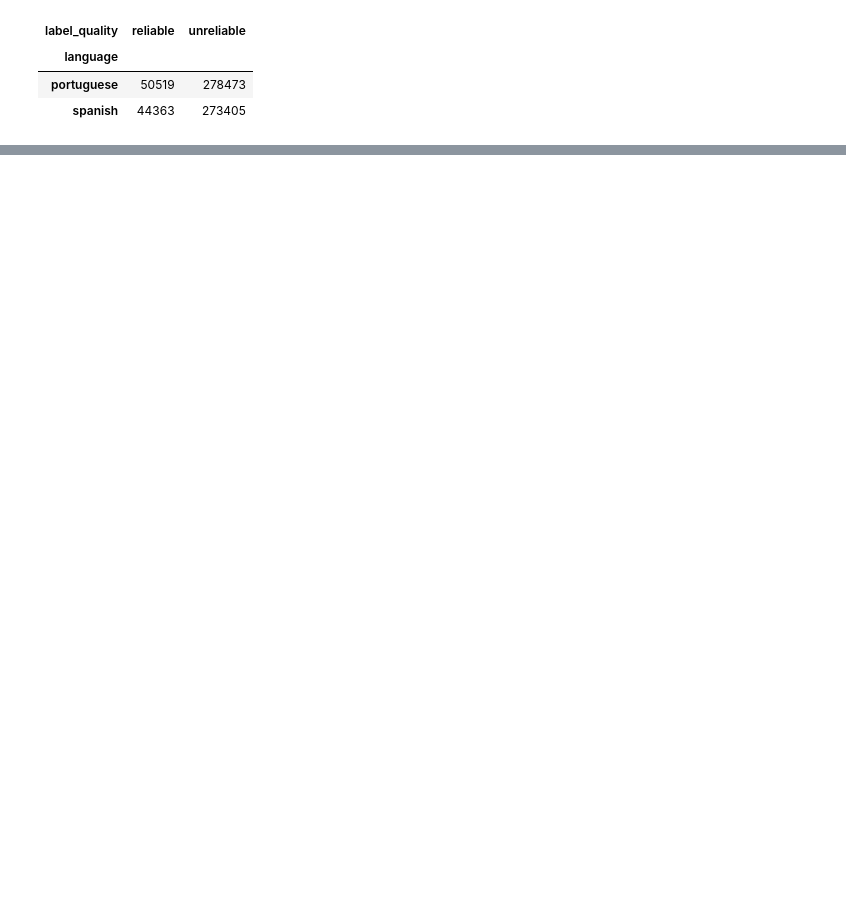
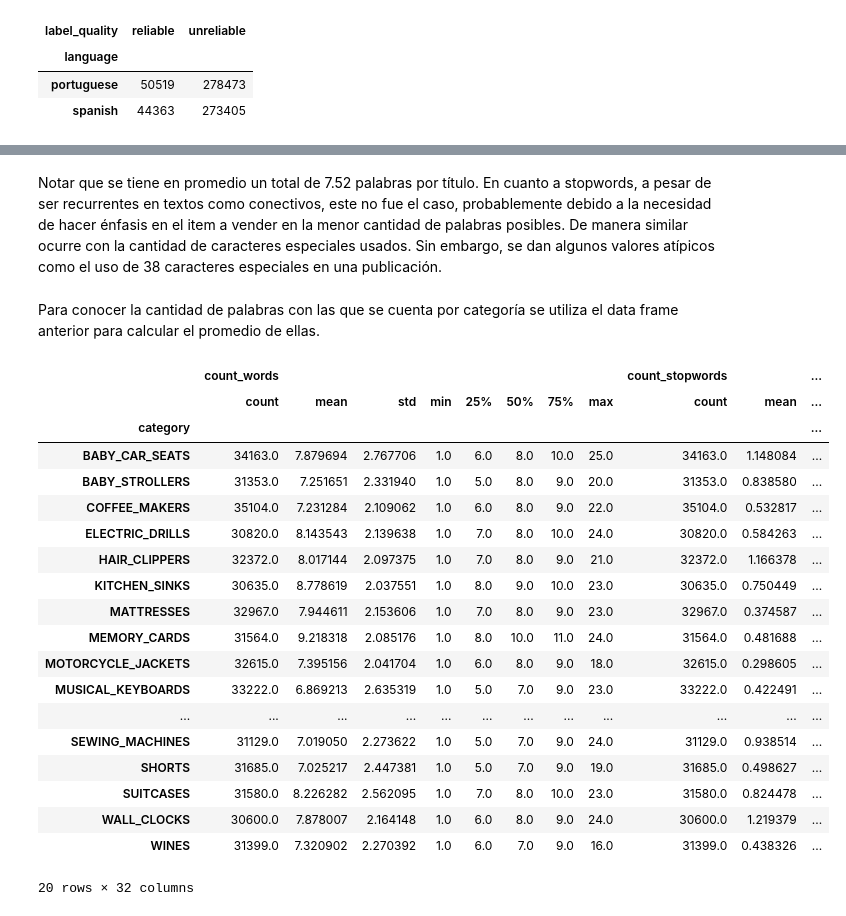
Before and after one commit to benjaminocampo/Mentoria, a Jupyter notebook: labs/01/exercises.ipynb, the cells around one changed output, grey strips where cells are left out. Drawn from its saved outputs; the diff is of its cells as text; code cells hidden in the pictures; blank space fills up the shorter version.

```diff
--- a/labs/01/exercises.ipynb
+++ b/labs/01/exercises.ipynb
@@ -577,0 +500,33 @@ df_stopword_vs_wordcount.nof_stopwords.mean() / df_stopword_vs_wordcount.word_co
+# %% [markdown]
+ Notar que se tiene en promedio un total de 7.52 palabras por título. En cuanto
+ a stopwords, a pesar de ser recurrentes en textos como conectivos, este no fue
+ el caso, probablemente debido a la necesidad de hacer énfasis en el item a
+ vender en la menor cantidad de palabras posibles. De manera similar ocurre con
+ la cantidad de caracteres especiales usados. Sin embargo, se dan algunos
+ valores atípicos como el uso de 38 caracteres especiales en una publicación.
+# %% [markdown]
+ Para conocer la cantidad de palabras con las que se cuenta por categoría se
+ utiliza el data frame anterior para calcular el promedio de ellas.
+# %%
+df_analysis_of_words.groupby(category).describe()
+# %% [output]
+|  | count_words |  |  |  |  |  |  |  | count_stopwords |  | ... |
+|  | count | mean | std | min | 25% | 50% | 75% | max | count | mean | ... |
+| category |  |  |  |  |  |  |  |  |  |  | ... |
+| BABY_CAR_SEATS | 34163.0 | 7.879694 | 2.767706 | 1.0 | 6.0 | 8.0 | 10.0 | 25.0 | 34163.0 | 1.148084 | ... |
+| BABY_STROLLERS | 31353.0 | 7.251651 | 2.331940 | 1.0 | 5.0 | 8.0 | 9.0 | 20.0 | 31353.0 | 0.838580 | ... |
+| COFFEE_MAKERS | 35104.0 | 7.231284 | 2.109062 | 1.0 | 6.0 | 8.0 | 9.0 | 22.0 | 35104.0 | 0.532817 | ... |
+| ELECTRIC_DRILLS | 30820.0 | 8.143543 | 2.139638 | 1.0 | 7.0 | 8.0 | 10.0 | 24.0 | 30820.0 | 0.584263 | ... |
+| HAIR_CLIPPERS | 32372.0 | 8.017144 | 2.097375 | 1.0 | 7.0 | 8.0 | 9.0 | 21.0 | 32372.0 | 1.166378 | ... |
+| KITCHEN_SINKS | 30635.0 | 8.778619 | 2.037551 | 1.0 | 8.0 | 9.0 | 10.0 | 23.0 | 30635.0 | 0.750449 | ... |
+| MATTRESSES | 32967.0 | 7.944611 | 2.153606 | 1.0 | 7.0 | 8.0 | 9.0 | 23.0 | 32967.0 | 0.374587 | ... |
+| MEMORY_CARDS | 31564.0 | 9.218318 | 2.085176 | 1.0 | 8.0 | 10.0 | 11.0 | 24.0 | 31564.0 | 0.481688 | ... |
+| MOTORCYCLE_JACKETS | 32615.0 | 7.395156 | 2.041704 | 1.0 | 6.0 | 8.0 | 9.0 | 18.0 | 32615.0 | 0.298605 | ... |
+| MUSICAL_KEYBOARDS | 33222.0 | 6.869213 | 2.635319 | 1.0 | 5.0 | 7.0 | 9.0 | 23.0 | 33222.0 | 0.422491 | ... |
+| ... | ... | ... | ... | ... | ... | ... | ... | ... | ... | ... | ... |
+| SEWING_MACHINES | 31129.0 | 7.019050 | 2.273622 | 1.0 | 5.0 | 7.0 | 9.0 | 24.0 | 31129.0 | 0.938514 | ... |
+| SHORTS | 31685.0 | 7.025217 | 2.447381 | 1.0 | 5.0 | 7.0 | 9.0 | 19.0 | 31685.0 | 0.498627 | ... |
+| SUITCASES | 31580.0 | 8.226282 | 2.562095 | 1.0 | 7.0 | 8.0 | 10.0 | 23.0 | 31580.0 | 0.824478 | ... |
+| WALL_CLOCKS | 30600.0 | 7.878007 | 2.164148 | 1.0 | 6.0 | 8.0 | 9.0 | 24.0 | 30600.0 | 1.219379 | ... |
+| WINES | 31399.0 | 7.320902 | 2.270392 | 1.0 | 6.0 | 7.0 | 9.0 | 16.0 | 31399.0 | 0.438326 | ... |
+20 rows × 32 columns
```
Also changed, not shown: parts of 102 cells of this notebook, 1 other file.
